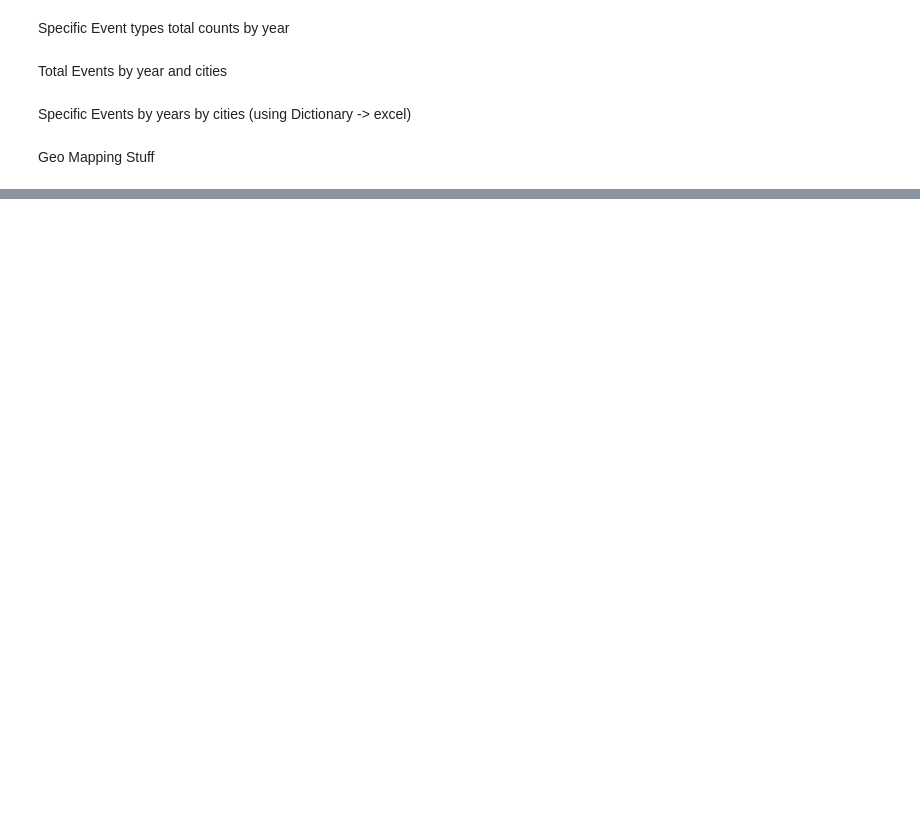
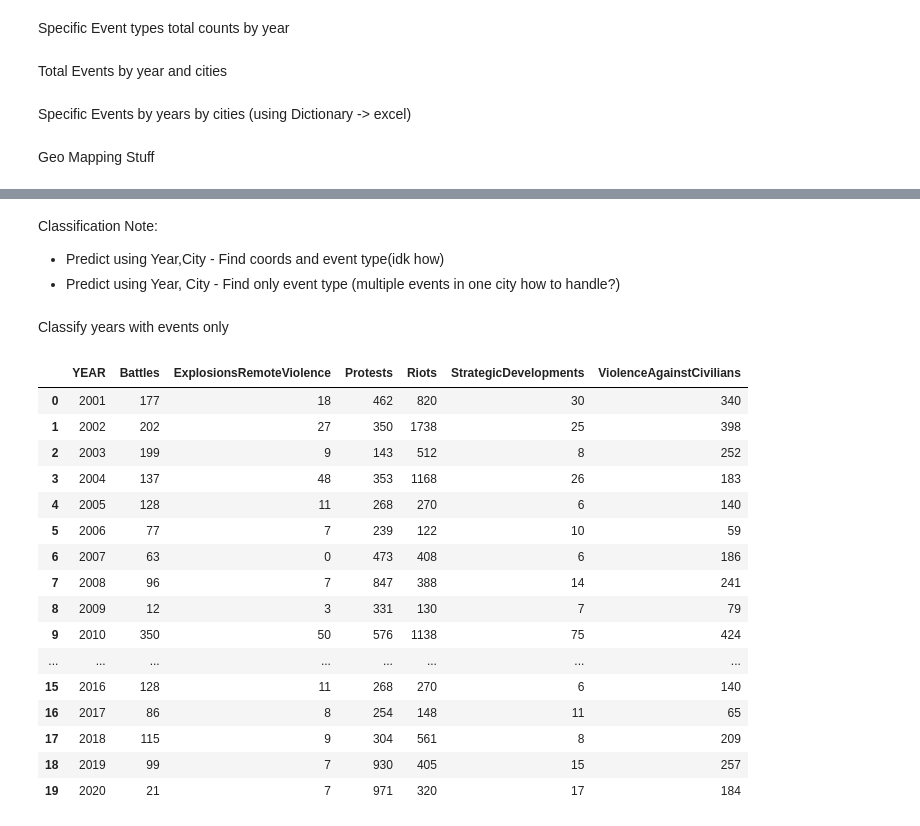
Before and after one commit to pavstar619/NahidSir_prototype_bdpolice_V2, a Jupyter notebook: NahidSir_ACLED_Prototype.ipynb, the cells around one changed output, grey strips where cells are left out. Cells and saved outputs as stored; diff of their text form; code cells hidden in the pictures; blank space fills up the shorter version.

```diff
--- a/NahidSir_ACLED_Prototype.ipynb
+++ b/NahidSir_ACLED_Prototype.ipynb
@@ -190,0 +219,6 @@ Geo Mapping Stuff
+# %% [markdown]
+Classification Note:
+ * Predict using Year,City - Find coords and event type(idk how)
+ * Predict using Year, City - Find only event type (multiple events in one city how to handle?)
+# %% [markdown]
+Classify years with events only
@@ -190,0 +255,21 @@ Geo Mapping Stuff
+# %%
+data = pd.read_excel('/content/gdrive/MyDrive/Thesis Mates/Thesis Part 2/ACLED Data & Paper Writing Guideline /Data Outputs/ACLED_event_totalcounts.xlsx')
+data
+# %% [output]
+|  | YEAR | Battles | ExplosionsRemoteViolence | Protests | Riots | StrategicDevelopments | ViolenceAgainstCivilians |
+| 0 | 2001 | 177 | 18 | 462 | 820 | 30 | 340 |
+| 1 | 2002 | 202 | 27 | 350 | 1738 | 25 | 398 |
+| 2 | 2003 | 199 | 9 | 143 | 512 | 8 | 252 |
+| 3 | 2004 | 137 | 48 | 353 | 1168 | 26 | 183 |
+| 4 | 2005 | 128 | 11 | 268 | 270 | 6 | 140 |
+| 5 | 2006 | 77 | 7 | 239 | 122 | 10 | 59 |
+| 6 | 2007 | 63 | 0 | 473 | 408 | 6 | 186 |
+| 7 | 2008 | 96 | 7 | 847 | 388 | 14 | 241 |
+| 8 | 2009 | 12 | 3 | 331 | 130 | 7 | 79 |
+| 9 | 2010 | 350 | 50 | 576 | 1138 | 75 | 424 |
+| ... | ... | ... | ... | ... | ... | ... | ... |
+| 15 | 2016 | 128 | 11 | 268 | 270 | 6 | 140 |
+| 16 | 2017 | 86 | 8 | 254 | 148 | 11 | 65 |
+| 17 | 2018 | 115 | 9 | 304 | 561 | 8 | 209 |
+| 18 | 2019 | 99 | 7 | 930 | 405 | 15 | 257 |
+| 19 | 2020 | 21 | 7 | 971 | 320 | 17 | 184 |
```
Also changed, not shown: parts of 18 cells of this notebook.
